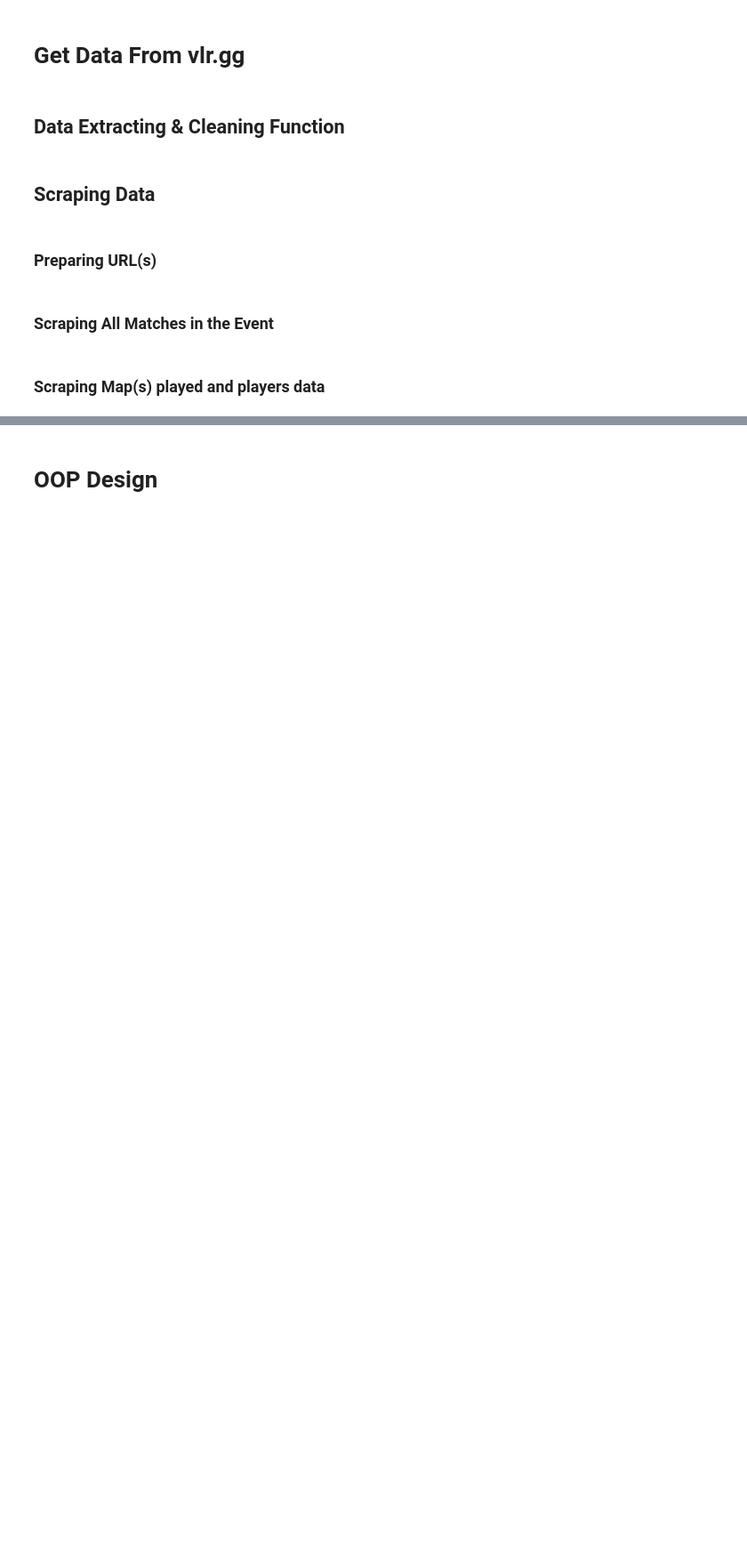
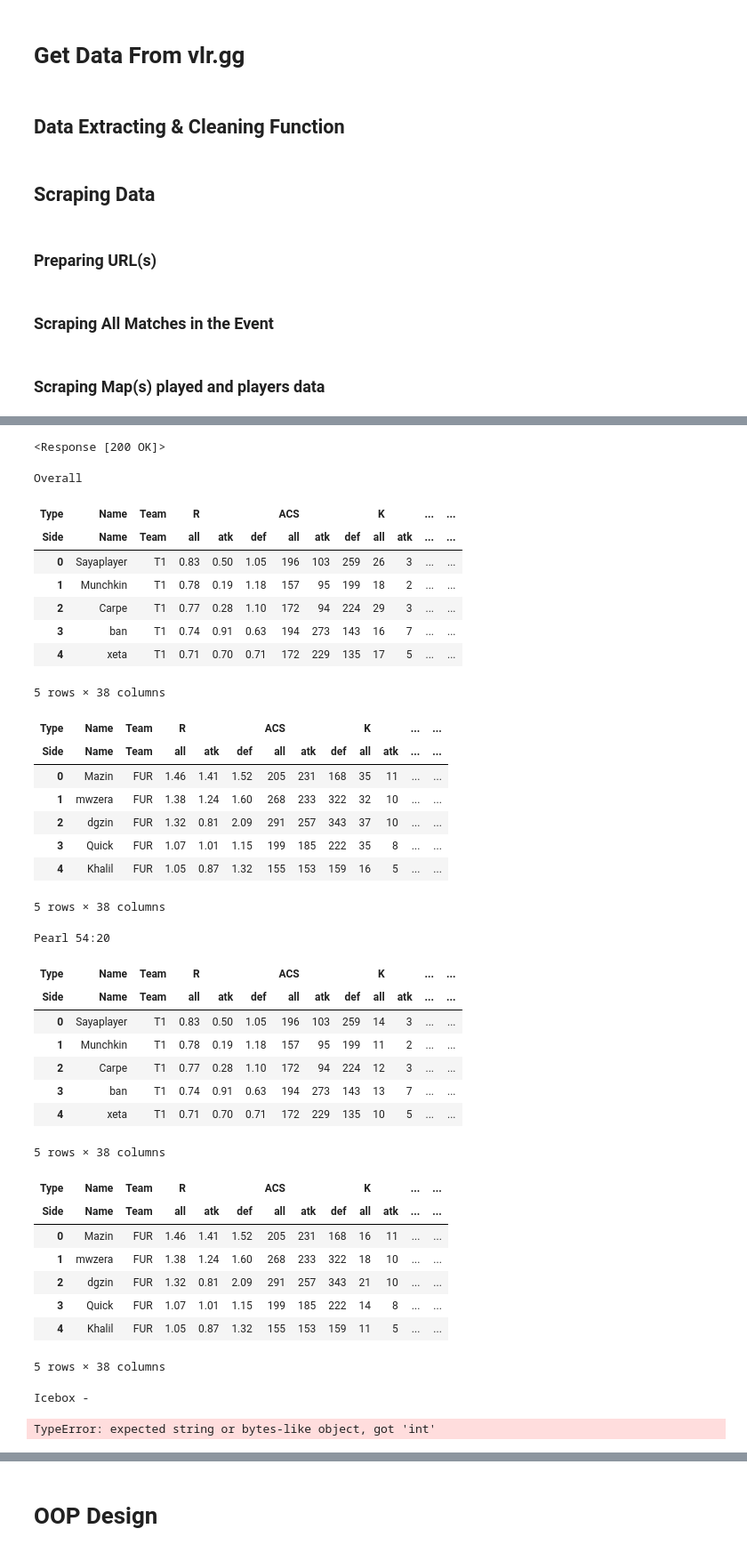
Before and after one commit to khemingkapat/vlr_data, a Jupyter notebook: vlr_data.ipynb, the cells around one changed output, grey strips where cells are left out. Shown at 89% size. Saved outputs shown, nothing was run; the diff lists cells and outputs as text; code cells hidden in the pictures; blank space fills up the shorter version.

```diff
--- a/vlr_data.ipynb
+++ b/vlr_data.ipynb
@@ -85,7 +85,7 @@ completed_matches = [match for match in matches \
 # %%
 re_strip = lambda sp,st : sp.join(re.findall('\S+',st)) # function for normal regex by finding all char
 
-for index,match in enumerate(completed_matches[:2]):
+for index,match in enumerate(completed_matches):
 
     # formatting name (tbh i couldn't remember why i did this but for the pretty formatted name)
     match_res = httpx.get(match_url := f'{base_url}{match.attributes["href"]}')
@@ -206,0 +207,66 @@ Haven 53:43
+# %%
+sample_match = completed_matches[21]
+match_res = httpx.get(match_url := f'{base_url}{sample_match.attributes["href"]}')
+print(httpx.get(match_url))
+
+match_html = HTMLParser(match_res.text)
+# %% [output]
+<Response [200 OK]>
+# %%
+maps = match_html.css('div.vm-stats-game')
+
+# rearrange the map order
+maps = [maps[1],maps[0],maps[2]]
+
+# extract data of each map
+for m in maps:
+    # get the current map pick name or overall if it the match summary
+    current_map = m.css_first('div.map')
+    match_header = 'Overall' if not current_map else\
+                    ' '.join(re_strip(' ',current_map.text()).split(' ')[::2])
+
+    print(match_header)
+
+
+    tables = m.css('table.wf-table-inset')
+
+    for table in tables:
+        df = pd.read_html(table.html)[0]
+        display(extract_df(df))
+# %% [output]
+Overall
+| Type | Name | Team | R |  |  | ACS |  |  | K |  | ... | ... |
+| Side | Name | Team | all | atk | def | all | atk | def | all | atk | ... | ... |
+| 0 | Sayaplayer | T1 | 0.83 | 0.50 | 1.05 | 196 | 103 | 259 | 26 | 3 | ... | ... |
+| 1 | Munchkin | T1 | 0.78 | 0.19 | 1.18 | 157 | 95 | 199 | 18 | 2 | ... | ... |
+| 2 | Carpe | T1 | 0.77 | 0.28 | 1.10 | 172 | 94 | 224 | 29 | 3 | ... | ... |
+| 3 | ban | T1 | 0.74 | 0.91 | 0.63 | 194 | 273 | 143 | 16 | 7 | ... | ... |
+| 4 | xeta | T1 | 0.71 | 0.70 | 0.71 | 172 | 229 | 135 | 17 | 5 | ... | ... |
+5 rows × 38 columns
+| Type | Name | Team | R |  |  | ACS |  |  | K |  | ... | ... |
+| Side | Name | Team | all | atk | def | all | atk | def | all | atk | ... | ... |
+| 0 | Mazin | FUR | 1.46 | 1.41 | 1.52 | 205 | 231 | 168 | 35 | 11 | ... | ... |
+| 1 | mwzera | FUR | 1.38 | 1.24 | 1.60 | 268 | 233 | 322 | 32 | 10 | ... | ... |
+| 2 | dgzin | FUR | 1.32 | 0.81 | 2.09 | 291 | 257 | 343 | 37 | 10 | ... | ... |
+| 3 | Quick | FUR | 1.07 | 1.01 | 1.15 | 199 | 185 | 222 | 35 | 8 | ... | ... |
+| 4 | Khalil | FUR | 1.05 | 0.87 | 1.32 | 155 | 153 | 159 | 16 | 5 | ... | ... |
+5 rows × 38 columns
+Pearl 54:20
+| Type | Name | Team | R |  |  | ACS |  |  | K |  | ... | ... |
+| Side | Name | Team | all | atk | def | all | atk | def | all | atk | ... | ... |
+| 0 | Sayaplayer | T1 | 0.83 | 0.50 | 1.05 | 196 | 103 | 259 | 14 | 3 | ... | ... |
+| 1 | Munchkin | T1 | 0.78 | 0.19 | 1.18 | 157 | 95 | 199 | 11 | 2 | ... | ... |
+| 2 | Carpe | T1 | 0.77 | 0.28 | 1.10 | 172 | 94 | 224 | 12 | 3 | ... | ... |
+| 3 | ban | T1 | 0.74 | 0.91 | 0.63 | 194 | 273 | 143 | 13 | 7 | ... | ... |
+| 4 | xeta | T1 | 0.71 | 0.70 | 0.71 | 172 | 229 | 135 | 10 | 5 | ... | ... |
+5 rows × 38 columns
+| Type | Name | Team | R |  |  | ACS |  |  | K |  | ... | ... |
+| Side | Name | Team | all | atk | def | all | atk | def | all | atk | ... | ... |
+| 0 | Mazin | FUR | 1.46 | 1.41 | 1.52 | 205 | 231 | 168 | 16 | 11 | ... | ... |
+| 1 | mwzera | FUR | 1.38 | 1.24 | 1.60 | 268 | 233 | 322 | 18 | 10 | ... | ... |
+| 2 | dgzin | FUR | 1.32 | 0.81 | 2.09 | 291 | 257 | 343 | 21 | 10 | ... | ... |
+| 3 | Quick | FUR | 1.07 | 1.01 | 1.15 | 199 | 185 | 222 | 14 | 8 | ... | ... |
+| 4 | Khalil | FUR | 1.05 | 0.87 | 1.32 | 155 | 153 | 159 | 11 | 5 | ... | ... |
+5 rows × 38 columns
+Icebox -
+TypeError: expected string or bytes-like object, got 'int'
```
Also changed, not shown: parts of 11 cells of this notebook.
